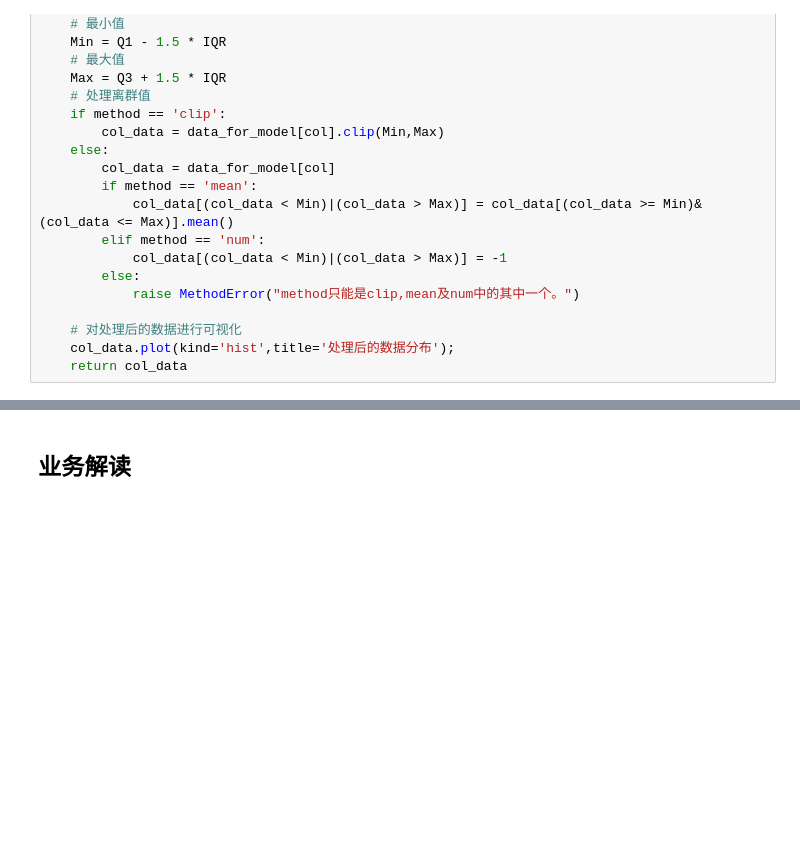
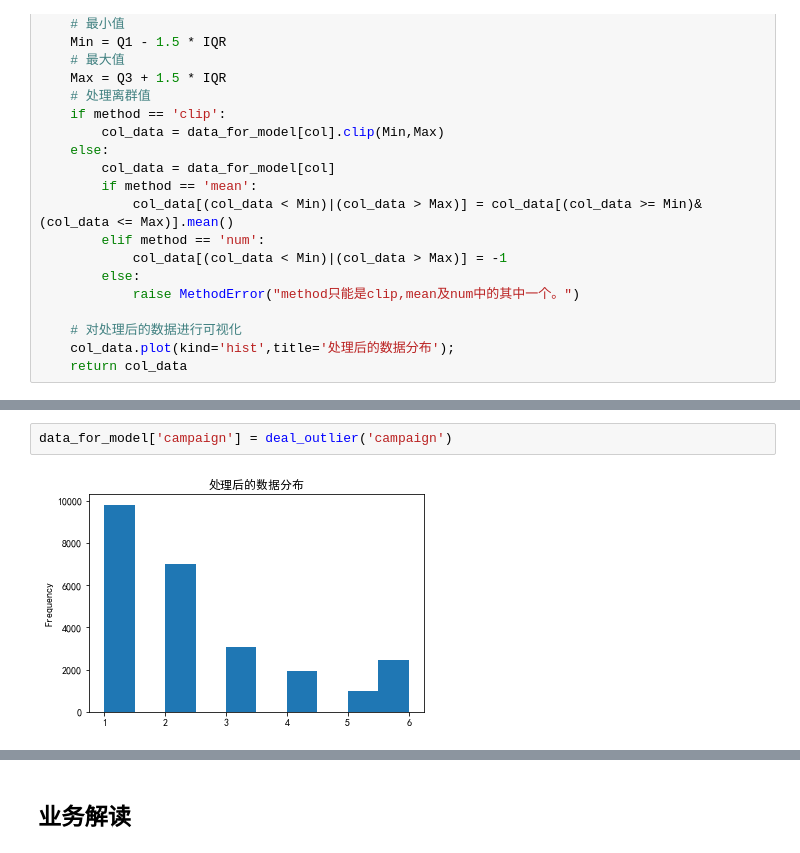
Before and after one commit to CapAllen/Notebook-for-Machine-Learning, a Jupyter notebook: Machine Learning实战.ipynb, the cells around one changed output, grey strips where cells are left out. Saved outputs shown, nothing was run; the diff lists cells and outputs as text; blank space fills up the shorter version.

```diff
--- a/Machine Learning实战.ipynb
+++ b/Machine Learning实战.ipynb
@@ -402,0 +394,4 @@ Name: balance, Length: 25317, dtype: int64
+# %%
+data_for_model['campaign'] = deal_outlier('campaign')
+# %% [output]
+[figure, added]
```
Also changed, not shown: parts of 72 cells of this notebook.
